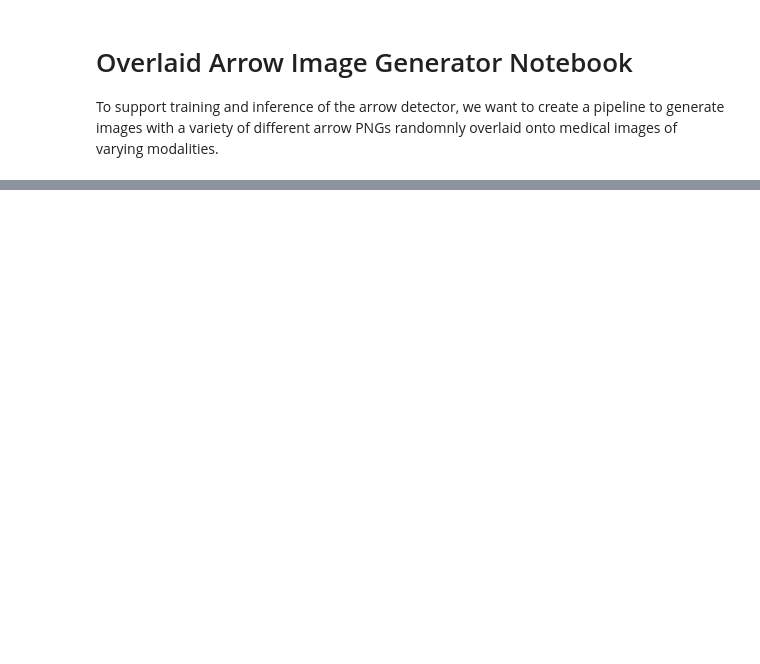
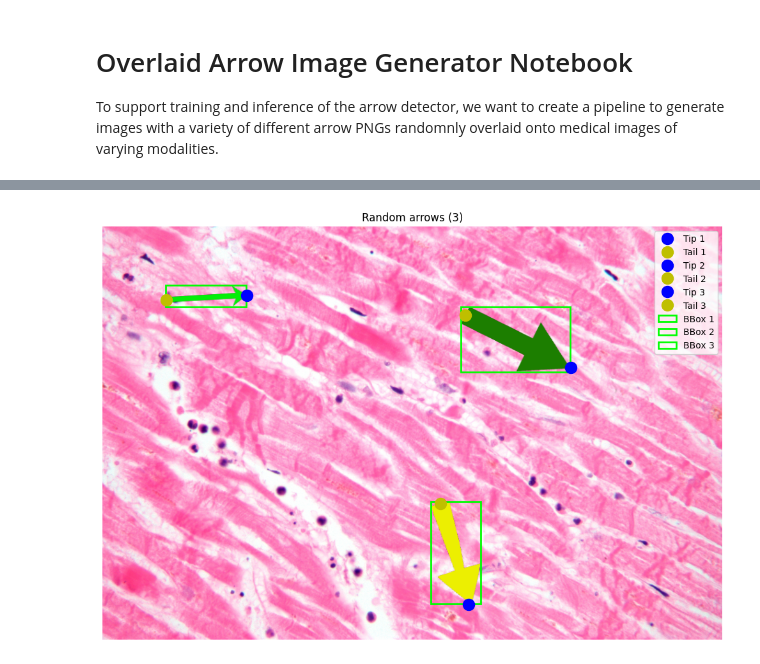
Before and after one commit to xckev/arrow-detection, a Jupyter notebook: arrow-image-gen/arrow-image-generator.ipynb, the cells around one changed output, grey strips where cells are left out. Cells and saved outputs as stored; diff of their text form; code cells hidden in the pictures; blank space fills up the shorter version.

Commit message:
arrow image generator

```diff
--- a/arrow-image-gen/arrow-image-generator.ipynb
+++ b/arrow-image-gen/arrow-image-generator.ipynb
@@ -9,3 +11,21 @@ from PIL import Image
 import random
 import os
+# %%
+def resize_to_width(image_rgb, target_w=1024, interpolation=cv2.INTER_LINEAR):
+    """
+    Resize an RGB image to the specified width while preserving aspect ratio.
+
+    Parameters:
+    - image_rgb: np.ndarray (H,W,3) in RGB
+    - target_w: int target width (default: 1024)
+    - interpolation: OpenCV interpolation method
+
+    Returns:
+    - resized RGB image with width == target_w
+    """
+    h, w = image_rgb.shape[:2]
+    if w == target_w:
+        return image_rgb
+    target_h = int(round(h * (target_w / w)))
+    return cv2.resize(image_rgb, (target_w, target_h), interpolation=interpolation)
 # %%
@@ -142,65 +303,30 @@ base_image_path = "medical-images/image1.jpg"
 base_image = cv2.imread(base_image_path)
 base_image_rgb = cv2.cvtColor(base_image, cv2.COLOR_BGR2RGB)
 
-# Load arrow PNG
-arrow_path = "arrow-pngs/arrow1.png"
-arrow_image = cv2.imread(arrow_path, cv2.IMREAD_UNCHANGED)
+# Resize to width 1024 while preserving aspect ratio
+base_image_rgb = resize_to_width(base_image_rgb, target_w=1024)
 
-# Preprocess arrow with random rotation, scaling, and color
-rotation_angle = random.uniform(0, 360)
-arrow_rgb, alpha, tip_local, tail_local = preprocess_arrow(arrow_image, rotation_angle)
-
-# Get dimensions
-base_h, base_w = base_image_rgb.shape[:2]
-arrow_h, arrow_w = arrow_rgb.shape[:2]
-
-# Generate random position for the arrow TIP (prioritize tip staying on screen, tail can go off)
-margin = 10  # Small margin from edges
-tip_x = random.randint(margin, base_w - margin)
-tip_y = random.randint(margin, base_h - margin)
-
-tail_x = tip_x + (tail_local[0] - tip_local[0])
-tail_y = tip_y + (tail_local[1] - tip_local[1])
-
-# Calculate where to place the arrow so its tip is at (tip_x, tip_y)
-arrow_x = tip_x - tip_local[0]
-arrow_y = tip_y - tip_local[1]
-
-arrow_tail_x = tip_x - tail_local[0]
-arrow_tail_y = tip_y - tail_local[1]
-
-# Create output image (copy of base)
-output = base_image_rgb.copy()
-
-# Blend arrow onto base image using alpha channel
-# Calculate the region where arrow overlaps with base
-y_start = max(0, arrow_y)
-y_end = min(base_h, arrow_y + arrow_h)
-x_start = max(0, arrow_x)
-x_end = min(base_w, arrow_x + arrow_w)
-
-# Corresponding region in arrow image
-arrow_y_start = y_start - arrow_y
-arrow_y_end = y_end - arrow_y
-arrow_x_start = x_start - arrow_x
-arrow_x_end = x_end - arrow_x
-
-# Blend
-alpha_region = alpha[arrow_y_start:arrow_y_end, arrow_x_start:arrow_x_end]
-for c in range(3):
-    output[y_start:y_end, x_start:x_end, c] = (
-        output[y_start:y_end, x_start:x_end, c] * (1 - alpha_region) +
-        arrow_rgb[arrow_y_start:arrow_y_end, arrow_x_start:arrow_x_end, c] * alpha_region
-    )
+# Overlay multiple random arrows using the new helper function
+arrow_dir = "arrow-pngs"
+output_rgb, tips, tails, bboxes = overlay_random_arrows(base_image_rgb, arrow_dir, arrow_size=0.8, num_arrows=3)
 
 # Display result
-import matplotlib.pyplot as plt
 plt.figure(figsize=(10, 8))
-plt.imshow(output)
-# Mark the tip location
-plt.plot(tip_x, tip_y, 'bo', markersize=15, markeredgewidth=2, label='Tip')
-plt.plot(tail_x, tail_y, 'yo', markersize=15, markeredgewidth=2, label='Tail')
-plt.title(f"Arrow rotated {rotation_angle:.1f}° - Tip at ({tip_x}, {tip_y})")
+plt.imshow(output_rgb)
+# Mark each tip and tail location
+for i, (tip, tail) in enumerate(zip(tips, tails), start=1):
+    plt.plot(tip[0], tip[1], 'bo', markersize=12, markeredgewidth=2, label=f'Tip {i}')
+    plt.plot(tail[0], tail[1], 'yo', markersize=12, markeredgewidth=2, label=f'Tail {i}')
+
+# Draw bounding boxes
+for i, bbox in enumerate(bboxes, start=1):
+    bx0, by0, bx1, by1 = bbox
+    width = bx1 - bx0
+    height = by1 - by0
+    rect = patches.Rectangle((bx0, by0), width, height, linewidth=2, edgecolor='lime', facecolor='none', label=f'BBox {i}')
+    plt.gca().add_patch(rect)
+
+plt.title(f"Random arrows ({len(bboxes)})")
 plt.legend()
 plt.axis('off')
 plt.tight_layout()
@@ -209,0 +335 @@ KeyboardInterrupt
+[figure, added]
```
Also changed, not shown: parts of 7 cells of this notebook, 16 other files.
